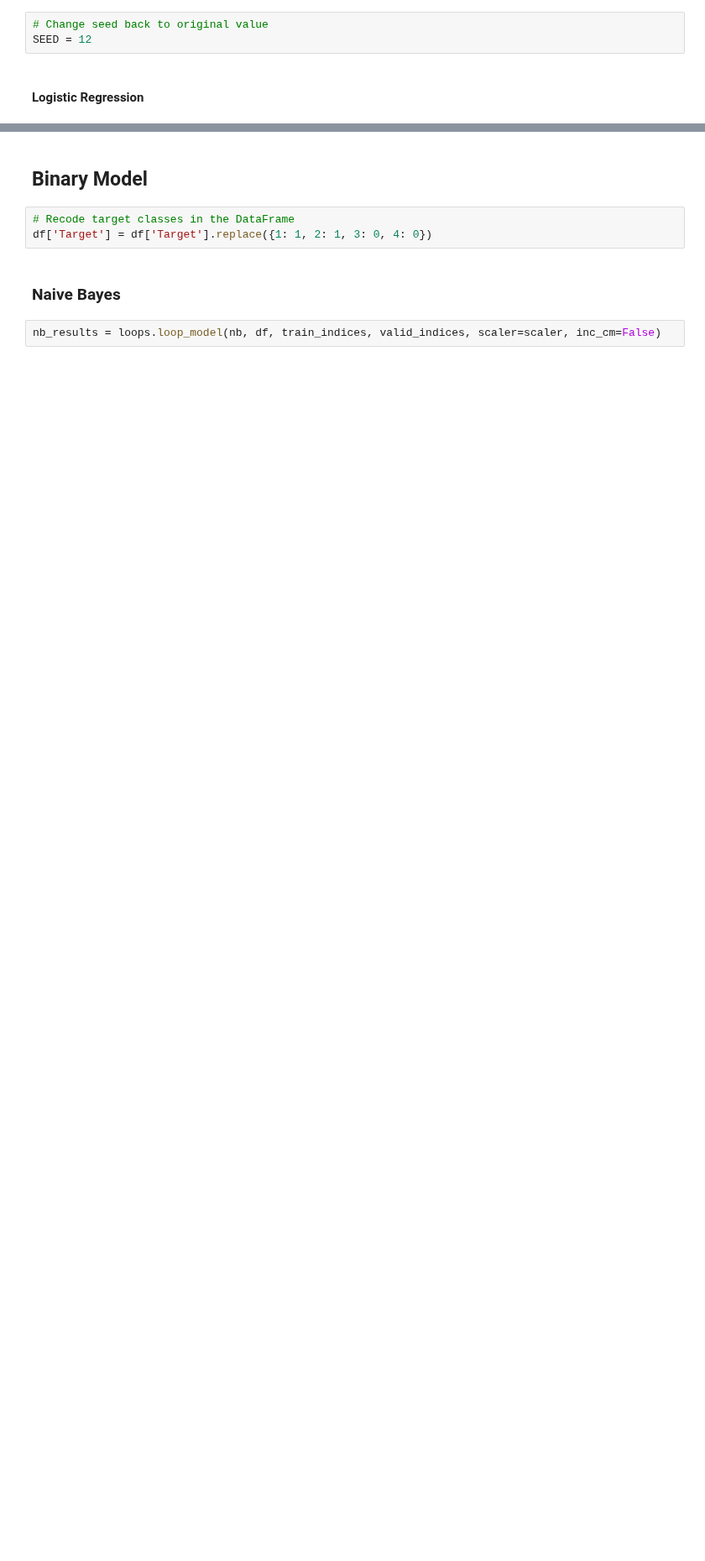
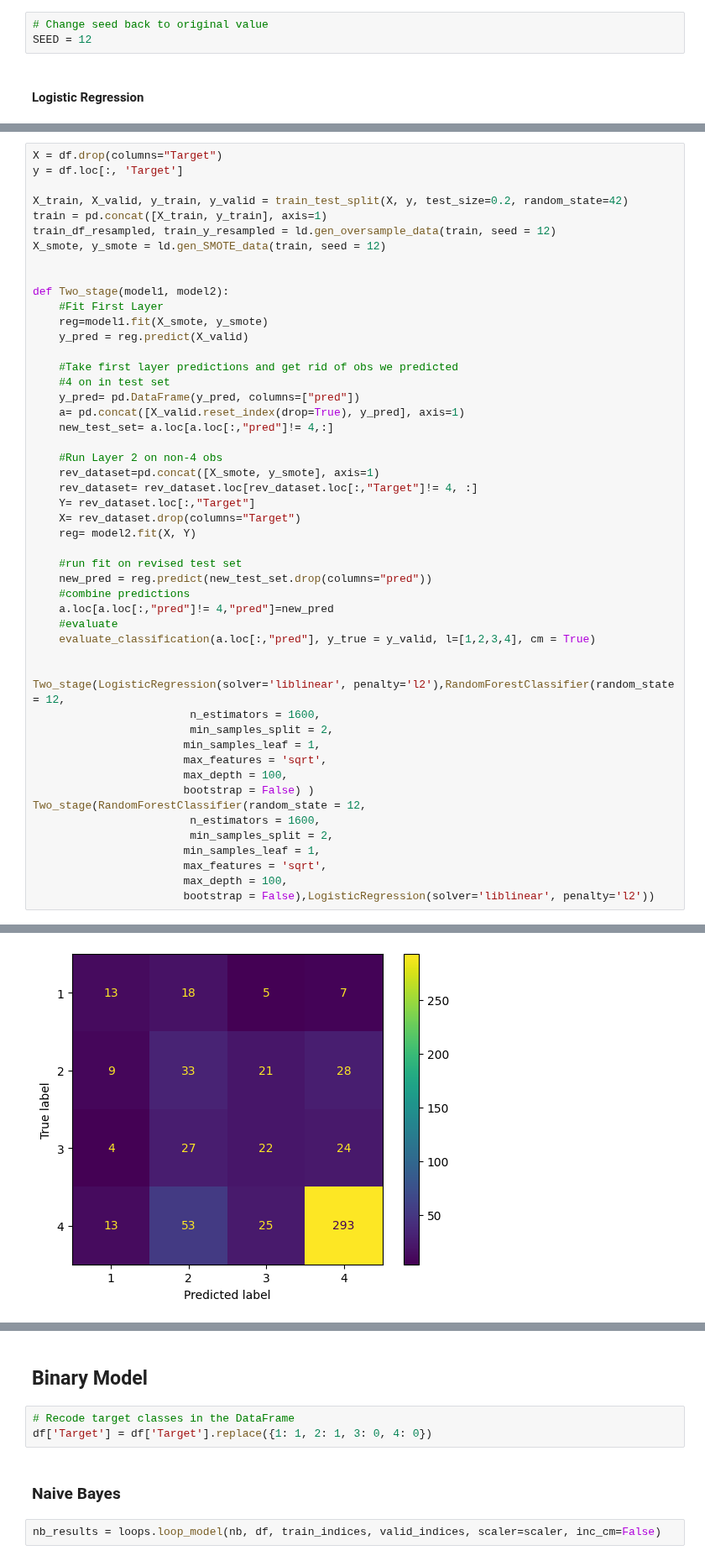
Before and after one commit to andrewjtdunn/Costa-Rican-Household-Poverty-Level-Prediction, a Jupyter notebook: ml_model_testing/Final_Models.ipynb, the cells around one changed output, grey strips where cells are left out. Shown at 84% size. Drawn from its saved outputs; the diff is of its cells as text; blank space fills up the shorter version.

```diff
--- a/ml_model_testing/Final_Models.ipynb
+++ b/ml_model_testing/Final_Models.ipynb
@@ -113,0 +378,51 @@ avg_lr
+# %%
+X = df.drop(columns="Target")
+y = df.loc[:, 'Target']
+
+X_train, X_valid, y_train, y_valid = train_test_split(X, y, test_size=0.2, random_state=42)
+train = pd.concat([X_train, y_train], axis=1)
+train_df_resampled, train_y_resampled = ld.gen_oversample_data(train, seed = 12)
+X_smote, y_smote = ld.gen_SMOTE_data(train, seed = 12)
+
+
+def Two_stage(model1, model2):
+    #Fit First Layer
+    reg=model1.fit(X_smote, y_smote)
+    y_pred = reg.predict(X_valid)
+
+    #Take first layer predictions and get rid of obs we predicted
+    #4 on in test set
+    y_pred= pd.DataFrame(y_pred, columns=["pred"])
+    a= pd.concat([X_valid.reset_index(drop=True), y_pred], axis=1)
+    new_test_set= a.loc[a.loc[:,"pred"]!= 4,:]
+
+    #Run Layer 2 on non-4 obs
+    rev_dataset=pd.concat([X_smote, y_smote], axis=1)
+    rev_dataset= rev_dataset.loc[rev_dataset.loc[:,"Target"]!= 4, :]
+    Y= rev_dataset.loc[:,"Target"]
+    X= rev_dataset.drop(columns="Target")
+    reg= model2.fit(X, Y)
+
+    #run fit on revised test set
+    new_pred = reg.predict(new_test_set.drop(columns="pred"))
+    #combine predictions
+    a.loc[a.loc[:,"pred"]!= 4,"pred"]=new_pred
+    #evaluate
+    evaluate_classification(a.loc[:,"pred"], y_true = y_valid, l=[1,2,3,4], cm = True)
+
+
+Two_stage(LogisticRegression(solver='liblinear', penalty='l2'),RandomForestClassifier(random_state = 12,
+                        n_estimators = 1600,
+                        min_samples_split = 2,
+                       min_samples_leaf = 1,
+                       max_features = 'sqrt',
+                       max_depth = 100,
+                       bootstrap = False) )
+Two_stage(RandomForestClassifier(random_state = 12,
+                        n_estimators = 1600,
+                        min_samples_split = 2,
+                       min_samples_leaf = 1,
+                       max_features = 'sqrt',
+                       max_depth = 100,
+                       bootstrap = False),LogisticRegression(solver='liblinear', penalty='l2'))
+# %% [output]
@@ -113,0 +445 @@ avg_lr
+[figure, added]
```
Also changed, not shown: parts of 30 cells of this notebook.
